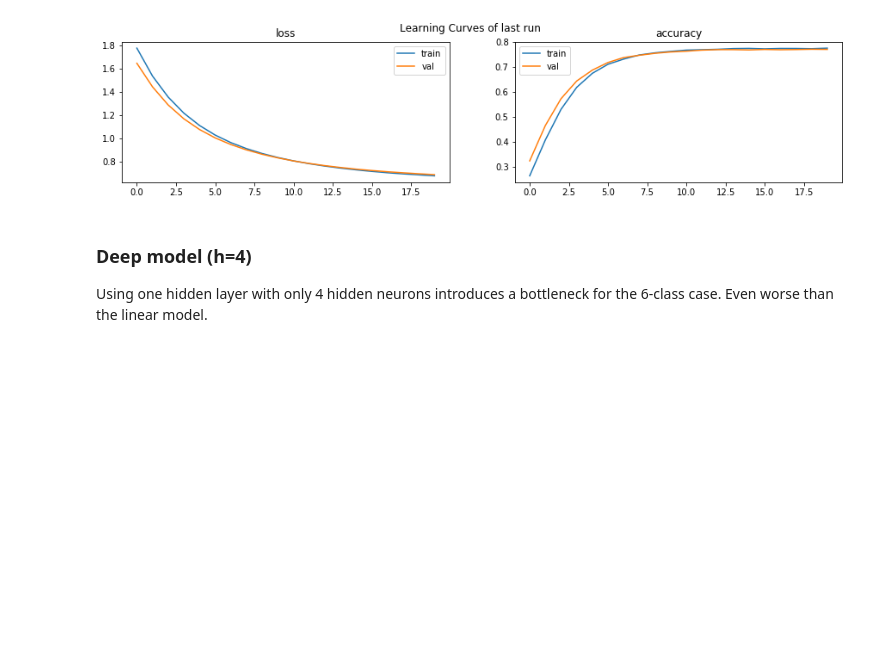
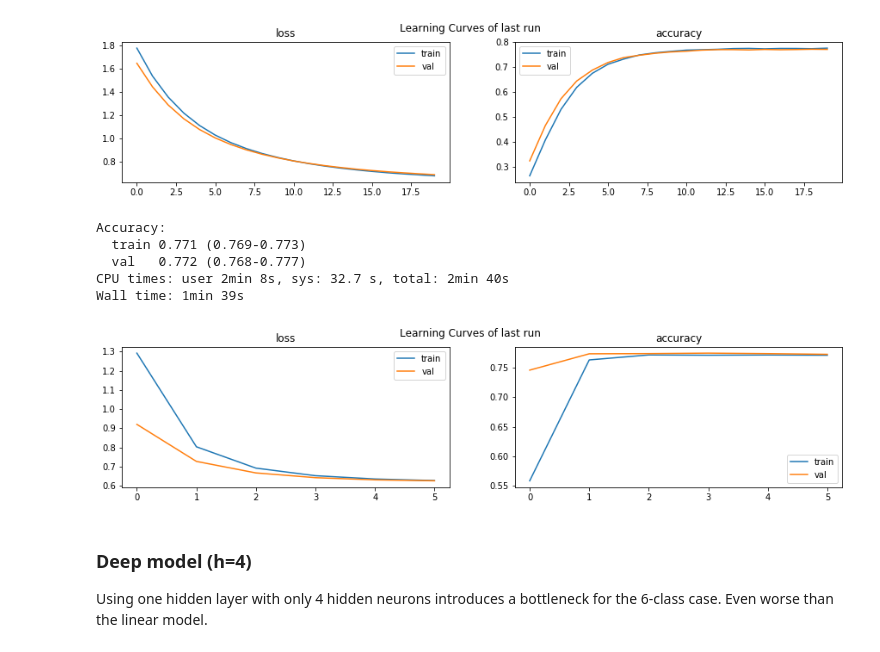
Before and after one commit to vogi23/VM2-Code, a Jupyter notebook: project/07_Jass_NN_multi.ipynb, the cells around one changed output. Saved outputs shown, nothing was run; the diff lists cells and outputs as text; code cells hidden in the pictures; blank space fills up the shorter version.

```diff
--- a/project/07_Jass_NN_multi.ipynb
+++ b/project/07_Jass_NN_multi.ipynb
@@ -216,6 +216,20 @@ Accuracy:
 CPU times: user 31 s, sys: 3.06 s, total: 34.1 s
 Wall time: 28.1 s
 [figure]
+# %%
+%%time
+epochs = 6
+batch_size = 64
+hists_0_80000 = crossvalidate(linear_model, batch_size, epochs, 0.8, None, 5)
+save_hists('hists_0_80000', hists_0_80000)
+print_crossvalidated_results(hists_0_80000)
+# %% [output]
+Accuracy:
+  train 0.771 (0.769-0.773)
+  val   0.772 (0.768-0.777)
+CPU times: user 2min 8s, sys: 32.7 s, total: 2min 40s
+Wall time: 1min 39s
+[figure, added]
 # %% [markdown]
 ### Deep model (h=4)
 
```
Also changed, not shown: parts of 6 cells of this notebook, 32 other files.
